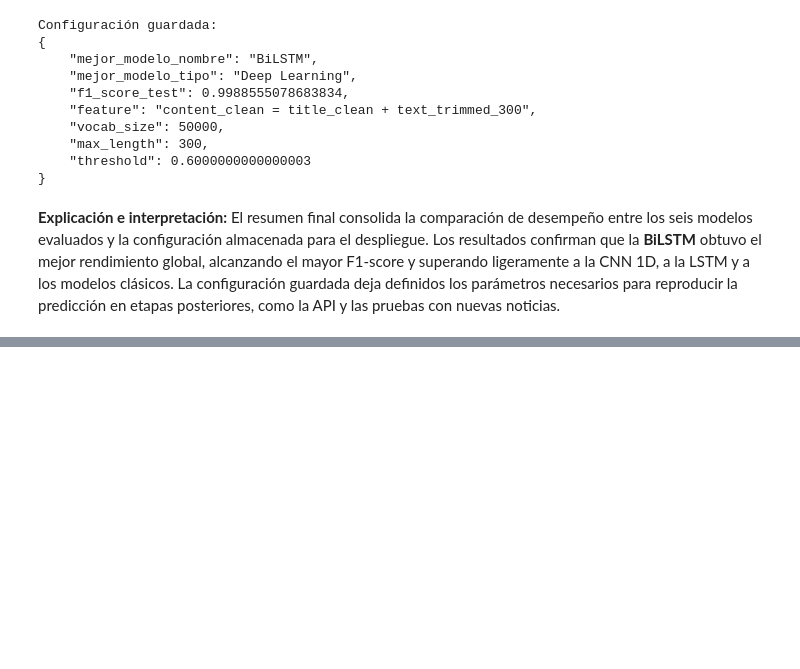
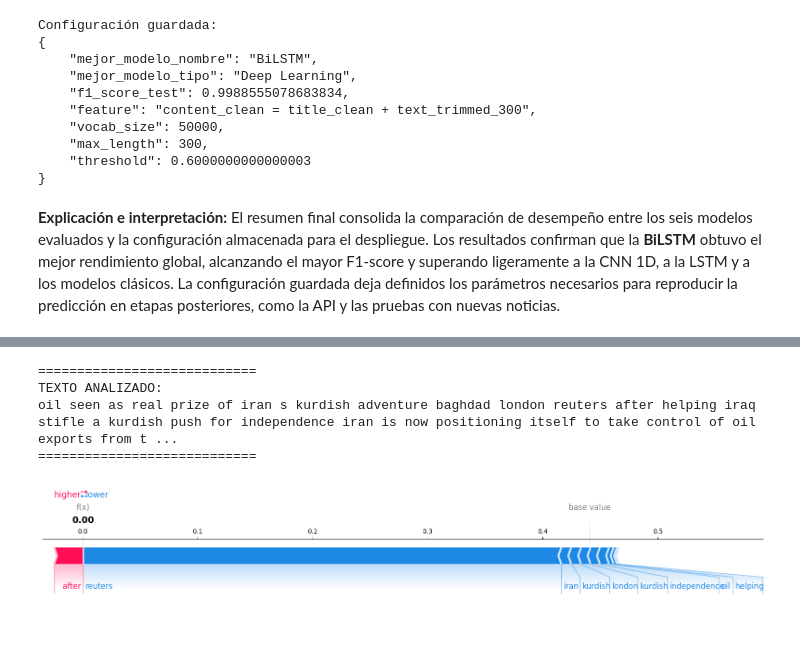
Before and after one commit to AlejandroDart/fake-news-system, a Jupyter notebook: fake-news-ai/02_Modelado_Comparacion_FakeNews.ipynb, the cells around one changed output, grey strips where cells are left out. Cells and saved outputs as stored; diff of their text form; code cells hidden in the pictures; blank space fills up the shorter version.

```diff
--- a/fake-news-ai/02_Modelado_Comparacion_FakeNews.ipynb
+++ b/fake-news-ai/02_Modelado_Comparacion_FakeNews.ipynb
@@ -1452,0 +1595,24 @@ Configuración guardada:
+# %%
+# =========================
+# 9. ANÁLISIS INDIVIDUAL (CORREGIDO)
+# =========================
+shap.initjs()
+
+index = 3
+
+words = sequence_to_words(X_test_sample[index])
+values = shap_values[index]
+
+print("\n============================")
+print("TEXTO ANALIZADO:")
+print(" ".join(words))
+print("============================\n")
+
+# 🔥 CORRECCIÓN: usar palabras en vez de índices
+shap.force_plot(
+    explainer.expected_value,
+    values,
+    feature_names=words,
+    matplotlib=True
+)
+# %% [output]
@@ -1452,0 +1620,5 @@ Configuración guardada:
+============================
+TEXTO ANALIZADO:
+oil seen as real prize of iran s kurdish adventure baghdad london reuters after helping iraq stifle a kurdish push for independence iran is now positioning itself to take control of oil exports from t ...
+============================
+[figure, added]
```
Also changed, not shown: parts of 13 cells of this notebook, 2 other files.
